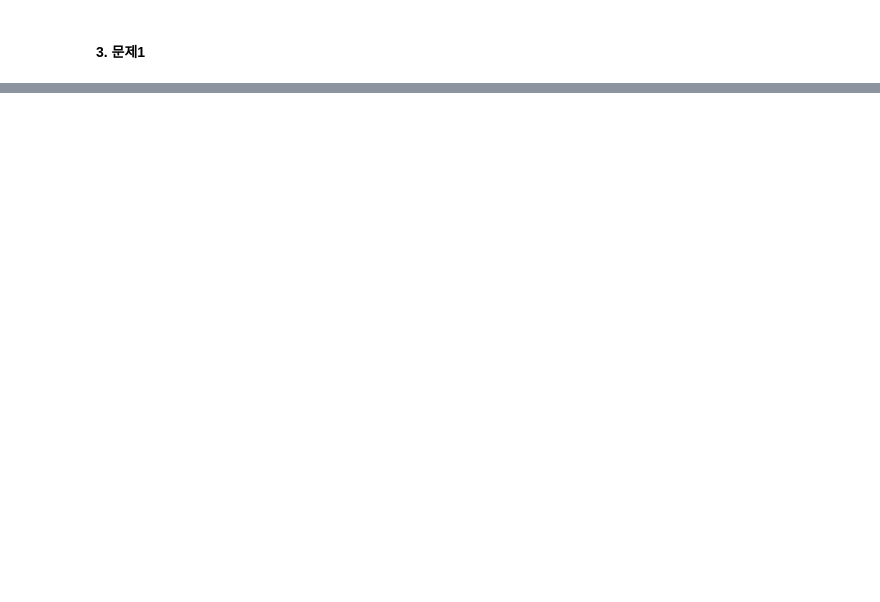
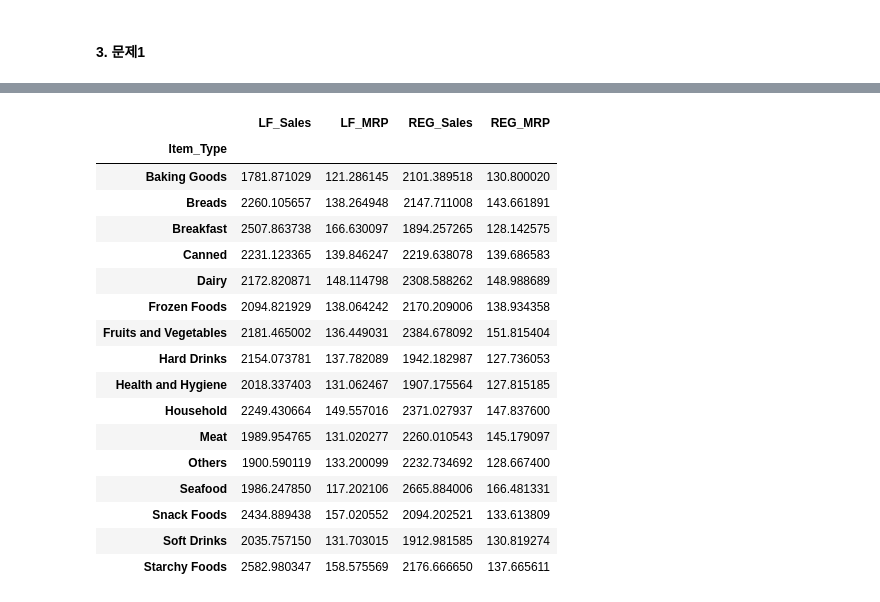
Before and after one commit to youngai1112/MachineLearning, a Jupyter notebook: 04.회귀/1231.빅마트_회귀분석.ipynb, the cells around one changed output, grey strips where cells are left out. Drawn from its saved outputs; the diff is of its cells as text; code cells hidden in the pictures; blank space fills up the shorter version.

```diff
--- a/04.회귀/1231.빅마트_회귀분석.ipynb
+++ b/04.회귀/1231.빅마트_회귀분석.ipynb
@@ -88,0 +119,3 @@ Item_Outlet_Sales: Sales of the product in the particular store. This is the out
+# %%
+df1.rename(columns={"Item_Outlet_Sales" : "LF_Sales", "Item_MRP" : "LF_MRP"}, inplace=True)
+df1.head()
@@ -88,0 +132,3 @@ Item_Outlet_Sales: Sales of the product in the particular store. This is the out
+# %%
+df2 = df[df.LF == 'REG'][['Item_Type', 'Item_MRP', 'Item_Outlet_Sales']]
+df2
@@ -88,0 +149,3 @@ Item_Outlet_Sales: Sales of the product in the particular store. This is the out
+# %%
+df2 = df2.groupby('Item_Type')[['Item_Outlet_Sales', 'Item_MRP']].mean()
+df2
@@ -88,0 +171,3 @@ Item_Outlet_Sales: Sales of the product in the particular store. This is the out
+# %%
+df2.rename(columns={"Item_Outlet_Sales" : "REG_Sales", "Item_MRP" : "REG_MRP"}, inplace=True)
+df2.head()
@@ -88,0 +184,22 @@ Item_Outlet_Sales: Sales of the product in the particular store. This is the out
+# %%
+df = df1.join(df2)
+df
+# %% [output]
+|  | LF_Sales | LF_MRP | REG_Sales | REG_MRP |
+| Item_Type |  |  |  |  |
+| Baking Goods | 1781.871029 | 121.286145 | 2101.389518 | 130.800020 |
+| Breads | 2260.105657 | 138.264948 | 2147.711008 | 143.661891 |
+| Breakfast | 2507.863738 | 166.630097 | 1894.257265 | 128.142575 |
+| Canned | 2231.123365 | 139.846247 | 2219.638078 | 139.686583 |
+| Dairy | 2172.820871 | 148.114798 | 2308.588262 | 148.988689 |
+| Frozen Foods | 2094.821929 | 138.064242 | 2170.209006 | 138.934358 |
+| Fruits and Vegetables | 2181.465002 | 136.449031 | 2384.678092 | 151.815404 |
+| Hard Drinks | 2154.073781 | 137.782089 | 1942.182987 | 127.736053 |
+| Health and Hygiene | 2018.337403 | 131.062467 | 1907.175564 | 127.815185 |
+| Household | 2249.430664 | 149.557016 | 2371.027937 | 147.837600 |
+| Meat | 1989.954765 | 131.020277 | 2260.010543 | 145.179097 |
+| Others | 1900.590119 | 133.200099 | 2232.734692 | 128.667400 |
+| Seafood | 1986.247850 | 117.202106 | 2665.884006 | 166.481331 |
+| Snack Foods | 2434.889438 | 157.020552 | 2094.202521 | 133.613809 |
+| Soft Drinks | 2035.757150 | 131.703015 | 1912.981585 | 130.819274 |
+| Starchy Foods | 2582.980347 | 158.575569 | 2176.666650 | 137.665611 |
```
Also changed, not shown: parts of 19 cells of this notebook.
